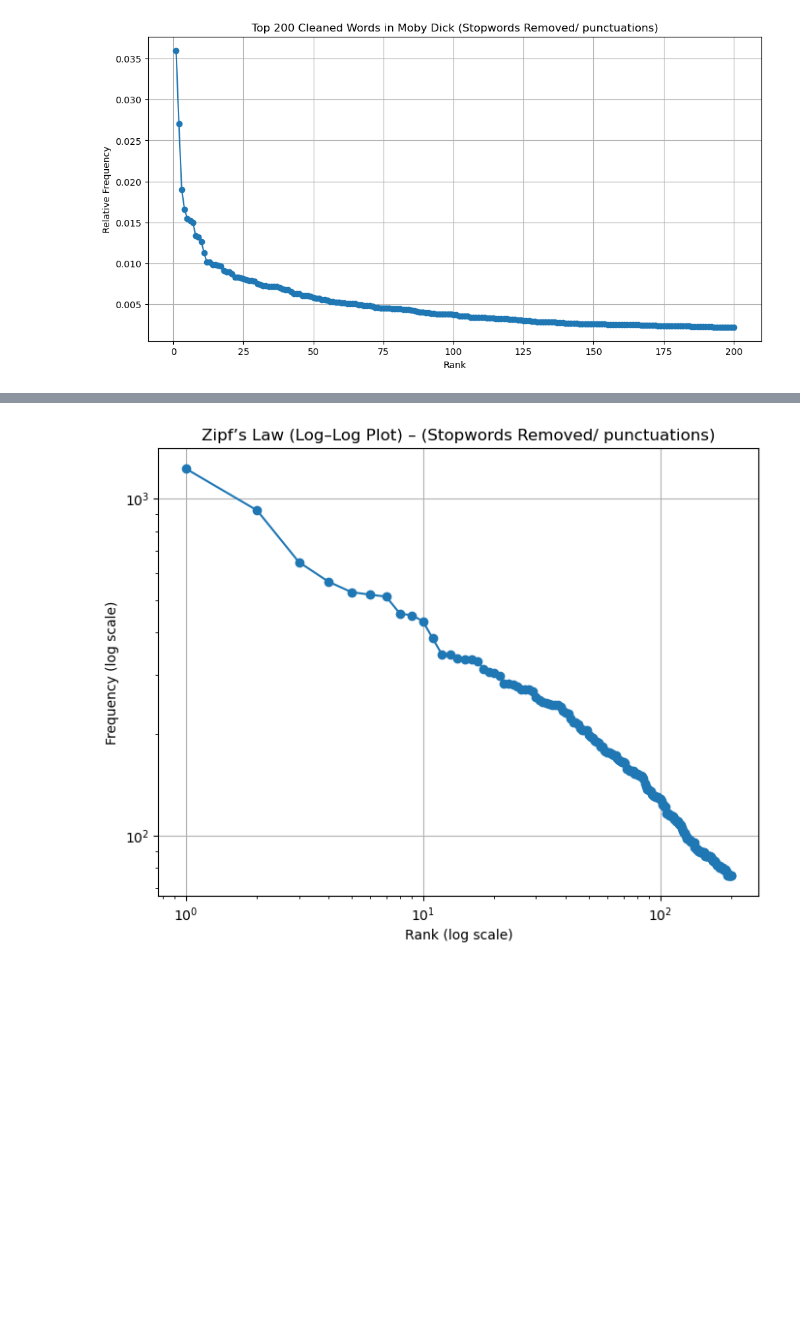
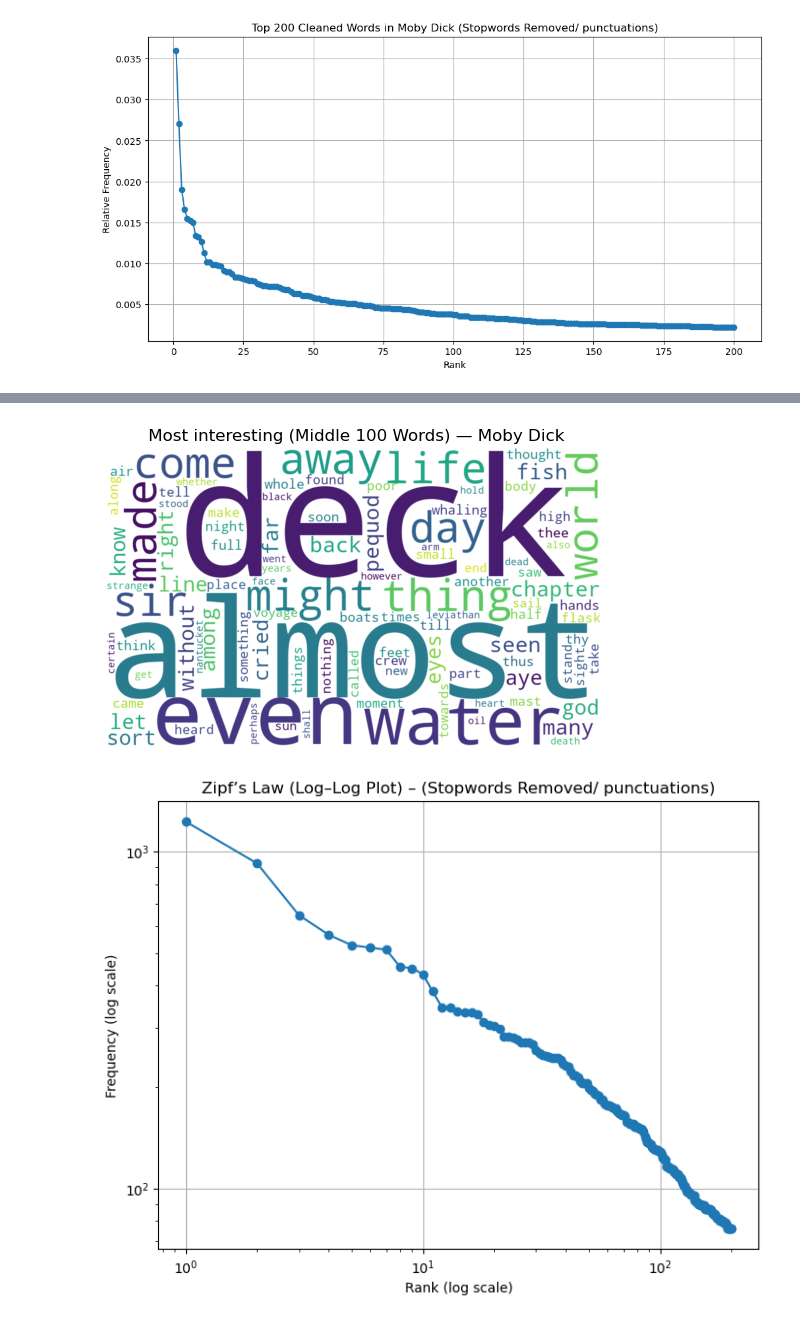
Before and after one commit to DW8888/Data620, a Jupyter notebook: NLP/hfw.ipynb, the cells around one changed output, grey strips where cells are left out. Saved outputs shown, nothing was run; the diff lists cells and outputs as text; code cells hidden in the pictures; blank space fills up the shorter version.

Commit message:
Clouds

```diff
--- a/NLP/hfw.ipynb
+++ b/NLP/hfw.ipynb
@@ -130,3 +147,12 @@ plt.show()
+# %%
+wc = WordCloud(width=1000, height=600, background_color='white')
+wc.generate_from_frequencies(dict(interesting_100))
+plt.imshow(wc, interpolation='bilinear')
+plt.axis('off')
+plt.title(" Most interesting (Middle 100 Words) — Moby Dick")
+plt.show()
+# %% [output]
+[figure, added]
 # %%
 ranks = np.arange(1, len(moby_dick200) + 1)
 freqs = np.array([f for _, f in moby_dick200])
```
Also changed, not shown: parts of 3 cells of this notebook.
